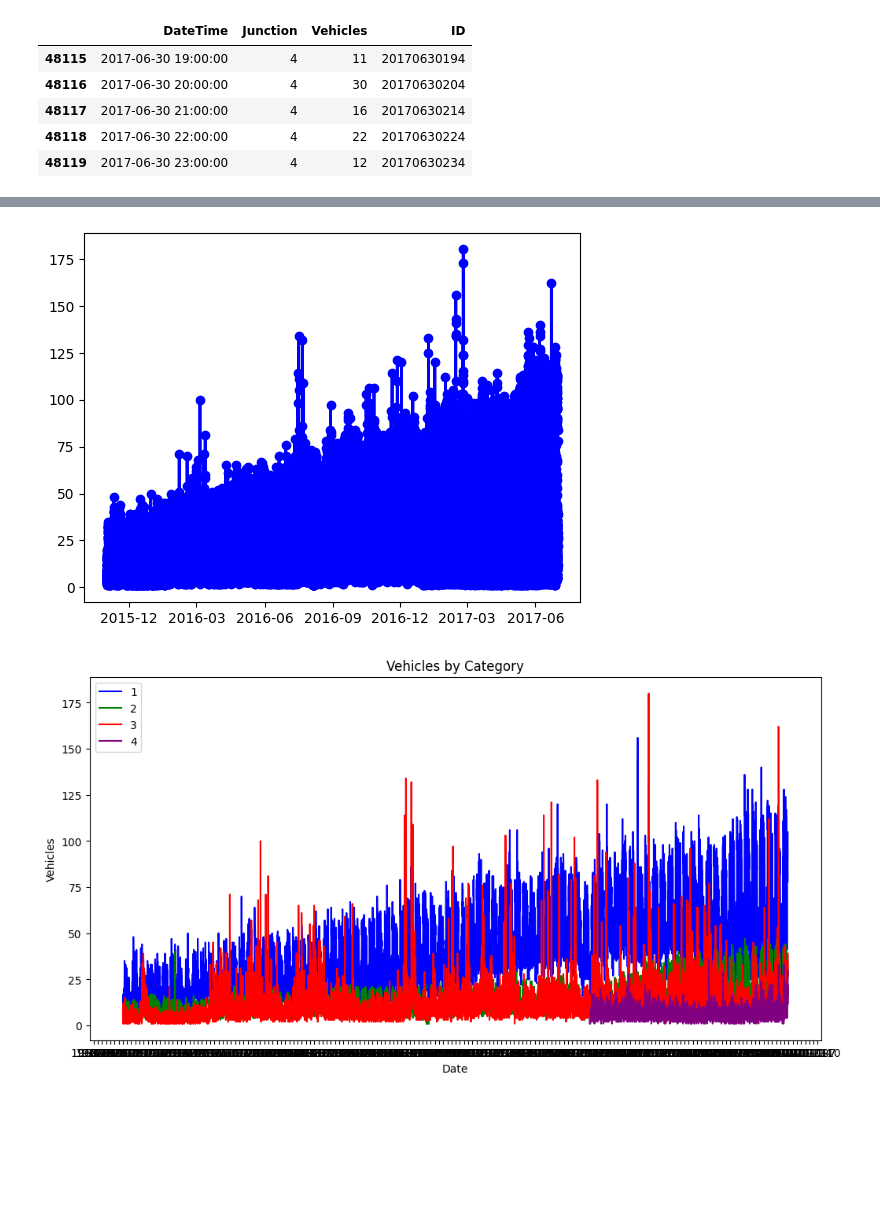
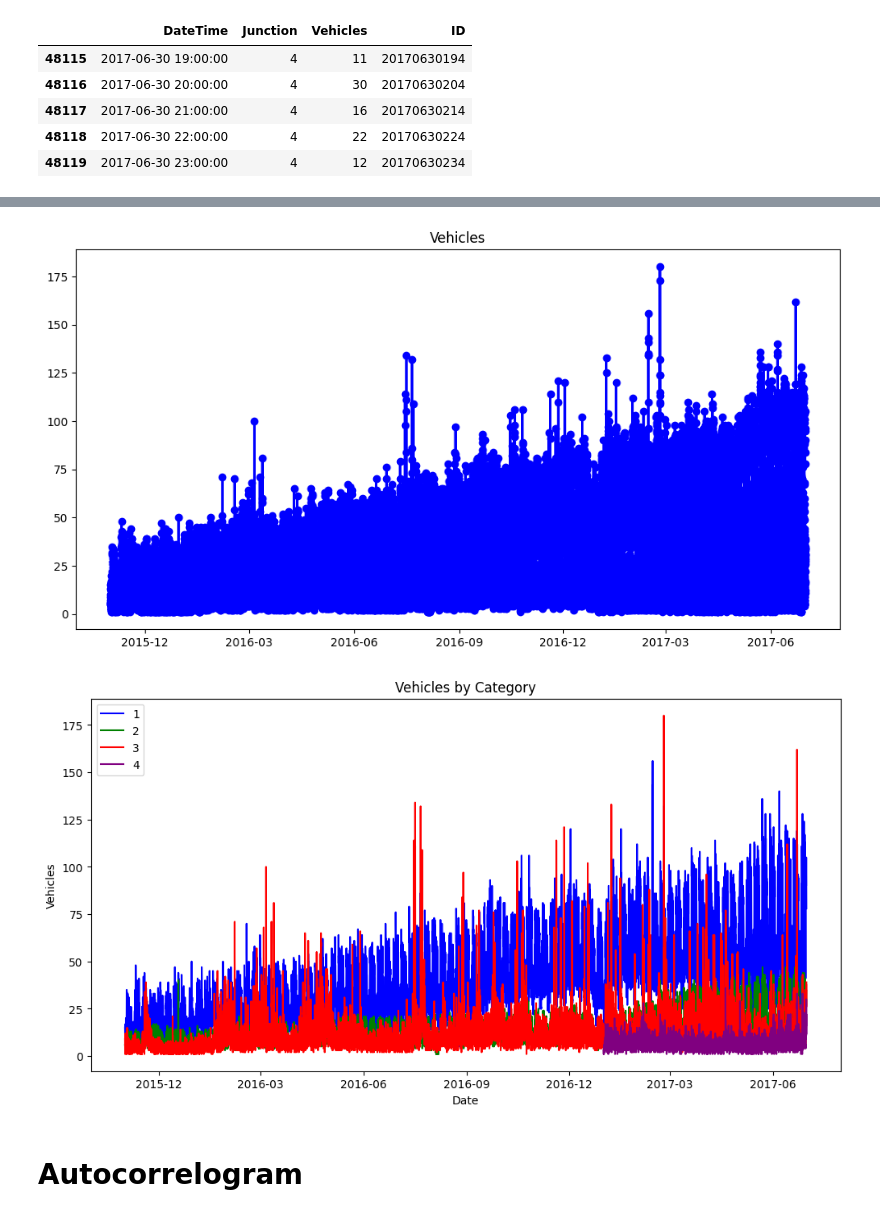
Before and after one commit to Shauun-Cheeng/Smart-City, a Jupyter notebook: smart-city-traffic-patterns.ipynb, the cells around one changed output, grey strips where cells are left out. Cells and saved outputs as stored; diff of their text form; code cells hidden in the pictures; blank space fills up the shorter version.

```diff
--- a/smart-city-traffic-patterns.ipynb
+++ b/smart-city-traffic-patterns.ipynb
@@ -49,19 +84,21 @@ train.tail()
 # %%
 # Choose column to display
 x = train['DateTime']
 y = train['Vehicles']
 
 # Datetime and plot setting
 x = pd.to_datetime(x)
+plt.figure(figsize=(12, 6))
 plt.plot(x, y, color='blue', linewidth=2, marker='o')
 
 # Set xlabel by year
 plt.gca().xaxis.set_major_locator(mdates.MonthLocator(interval=3))
 plt.gca().xaxis.set_major_formatter(mdates.DateFormatter('%Y-%m'))
+plt.title('Vehicles')
 
 plt.show()
 # %% [output]
-[figure, old version]
+[figure, new version]
 # %%
 # Pandas.cut by junction
 grouped = train.groupby('Junction')
@@ -73,7 +110,7 @@ colors = ['blue', 'green', 'red', 'purple']
 plt.figure(figsize=(12, 6))
 
 for i, (name, group) in enumerate(grouped):
-    plt.plot(group['DateTime'], group['Vehicles'], color=colors[i], label=name)
+    plt.plot(pd.to_datetime(group['DateTime']), group['Vehicles'], color=colors[i], label=name)
 
 # X Set xlabel by datetime
 plt.gca().xaxis.set_major_locator(mdates.MonthLocator(interval=3))
@@ -87,7 +124,9 @@ plt.legend()
 
 plt.show()
 # %% [output]
-[figure, old version]
+[figure, new version]
+# %% [markdown]
+# Autocorrelogram
 # %%
 import matplotlib.pyplot as plt
 from statsmodels.graphics.tsaplots import plot_acf
```
Also changed, not shown: parts of 17 cells of this notebook.
